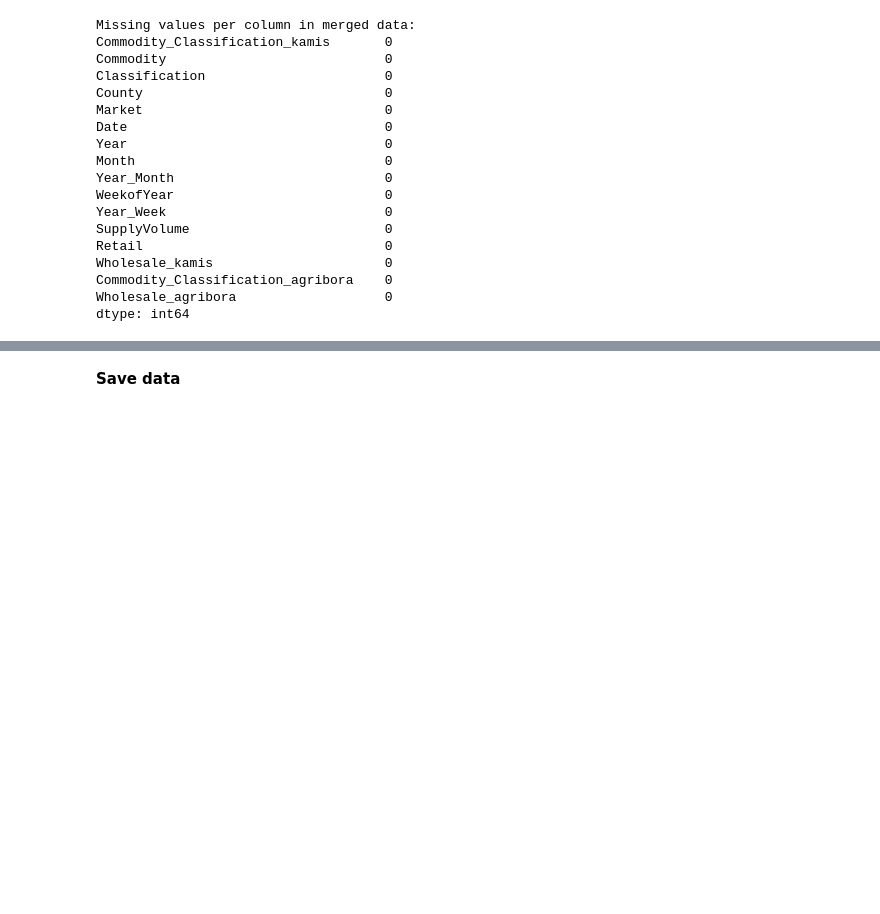
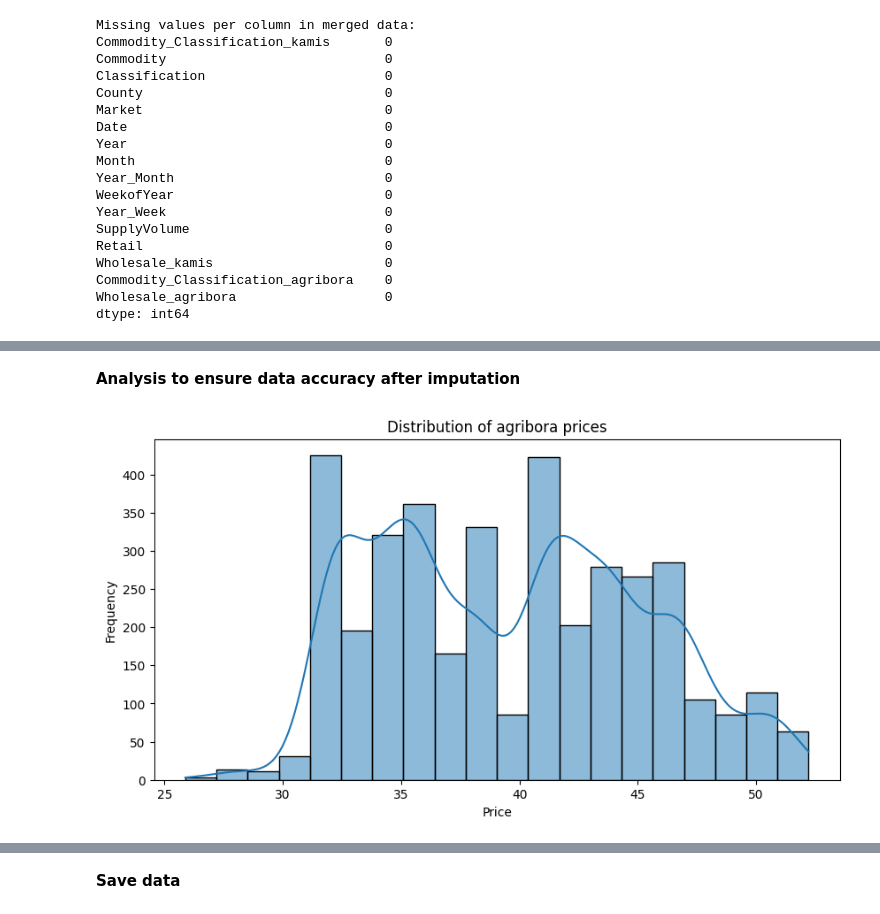
Before and after one commit to Amanda-Sibanda/agriBORA-Commodity-Price-Forecasting, a Jupyter notebook: Data_preparation.ipynb, the cells around one changed output, grey strips where cells are left out. Saved outputs shown, nothing was run; the diff lists cells and outputs as text; code cells hidden in the pictures; blank space fills up the shorter version.

Commit message:
Update to data prep notebook

```diff
--- a/Data_preparation.ipynb
+++ b/Data_preparation.ipynb
@@ -439,0 +464,11 @@ data.head()
+# %% [markdown]
+**Analysis to ensure data accuracy after imputation**
+# %%
+plt.figure(figsize=(10,5))
+sns.histplot(data['Wholesale_agribora'], bins=20, kde=True)
+plt.title('Distribution of agribora prices')
+plt.xlabel('Price')
+plt.ylabel('Frequency')
+plt.show()
+# %% [output]
+[figure, added]
```
Also changed, not shown: parts of 11 cells of this notebook.
